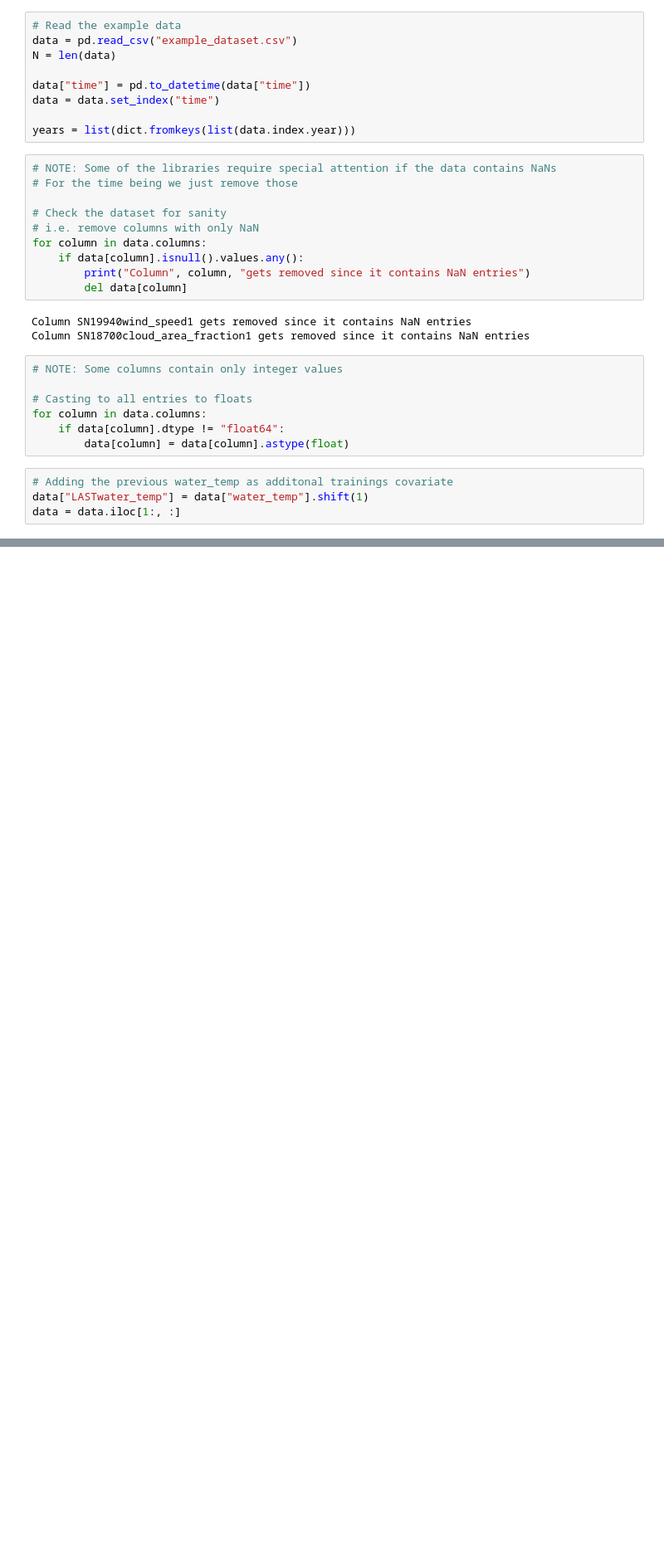
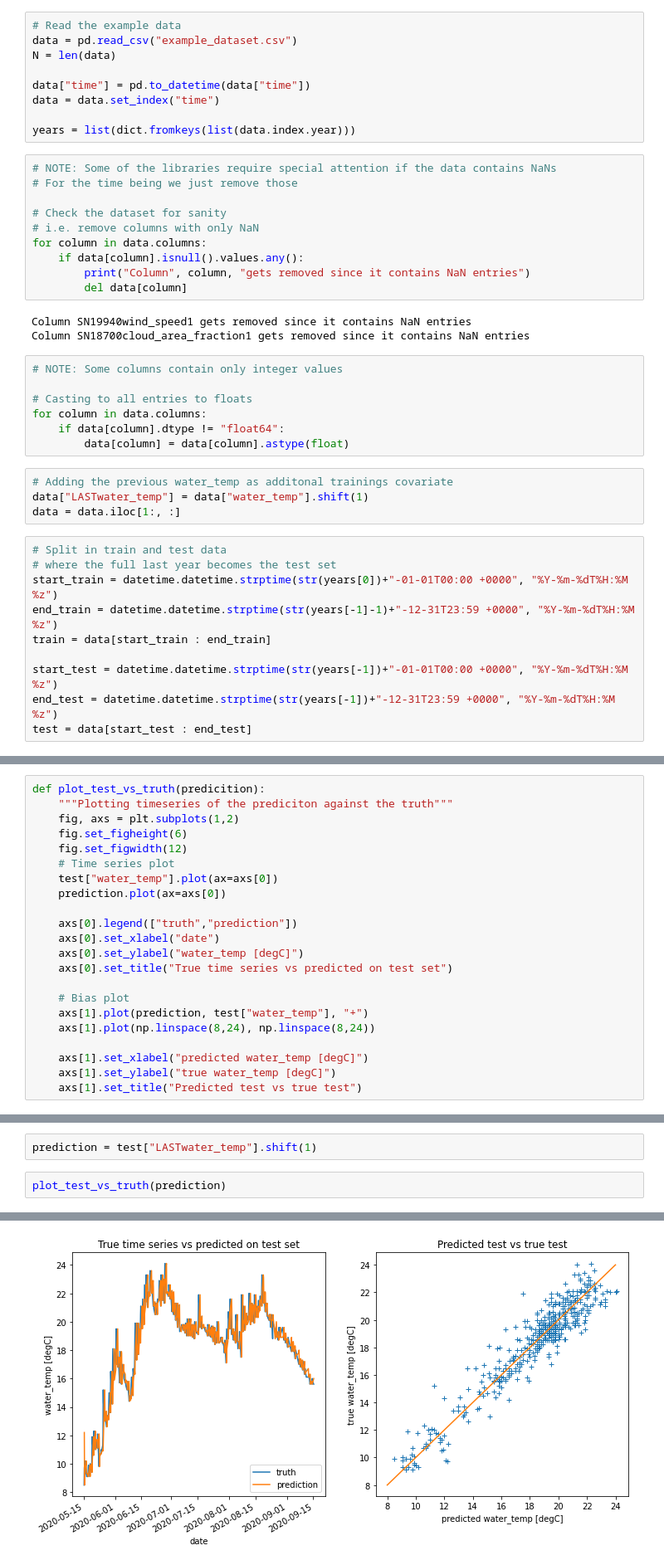
Before and after one commit to FlorianBeiser/havvarsel-data-driven-pred, a Jupyter notebook: DataAnalyser.ipynb, the cells around one changed output, grey strips where cells are left out. Shown: that part at 83% size. Drawn from its saved outputs; the diff is of its cells as text; blank space fills up the shorter version.

```diff
--- a/DataAnalyser.ipynb
+++ b/DataAnalyser.ipynb
@@ -54,3 +59,13 @@ for column in data.columns:
 # Adding the previous water_temp as additonal trainings covariate
 data["LASTwater_temp"] = data["water_temp"].shift(1)
 data = data.iloc[1:, :]
+# %%
+# Split in train and test data
+# where the full last year becomes the test set
+start_train = datetime.datetime.strptime(str(years[0])+"-01-01T00:00 +0000", "%Y-%m-%dT%H:%M %z")
+end_train = datetime.datetime.strptime(str(years[-1]-1)+"-12-31T23:59 +0000", "%Y-%m-%dT%H:%M %z")
+train = data[start_train : end_train]
+
+start_test = datetime.datetime.strptime(str(years[-1])+"-01-01T00:00 +0000", "%Y-%m-%dT%H:%M %z")
+end_test = datetime.datetime.strptime(str(years[-1])+"-12-31T23:59 +0000", "%Y-%m-%dT%H:%M %z")
+test = data[start_test : end_test]
@@ -75,0 +106,22 @@ plt.legend(years)
+# %%
+def plot_test_vs_truth(predicition):
+    """Plotting timeseries of the prediciton against the truth"""
+    fig, axs = plt.subplots(1,2)
+    fig.set_figheight(6)
+    fig.set_figwidth(12)
+    # Time series plot
+    test["water_temp"].plot(ax=axs[0])
+    prediction.plot(ax=axs[0])
+
+    axs[0].legend(["truth","prediction"])
+    axs[0].set_xlabel("date")
+    axs[0].set_ylabel("water_temp [degC]")
+    axs[0].set_title("True time series vs predicted on test set")
+
+    # Bias plot
+    axs[1].plot(prediction, test["water_temp"], "+")
+    axs[1].plot(np.linspace(8,24), np.linspace(8,24))
+
+    axs[1].set_xlabel("predicted water_temp [degC]")
+    axs[1].set_ylabel("true water_temp [degC]")
+    axs[1].set_title("Predicted test vs true test")
@@ -75,0 +132,5 @@ plt.legend(years)
+# %%
+prediction = test["LASTwater_temp"].shift(1)
+# %%
+plot_test_vs_truth(prediction)
+# %% [output]
@@ -75,0 +141 @@ plt.legend(years)
+[figure, added]
```
Also changed, not shown: parts of 18 cells of this notebook, 2 other files.
